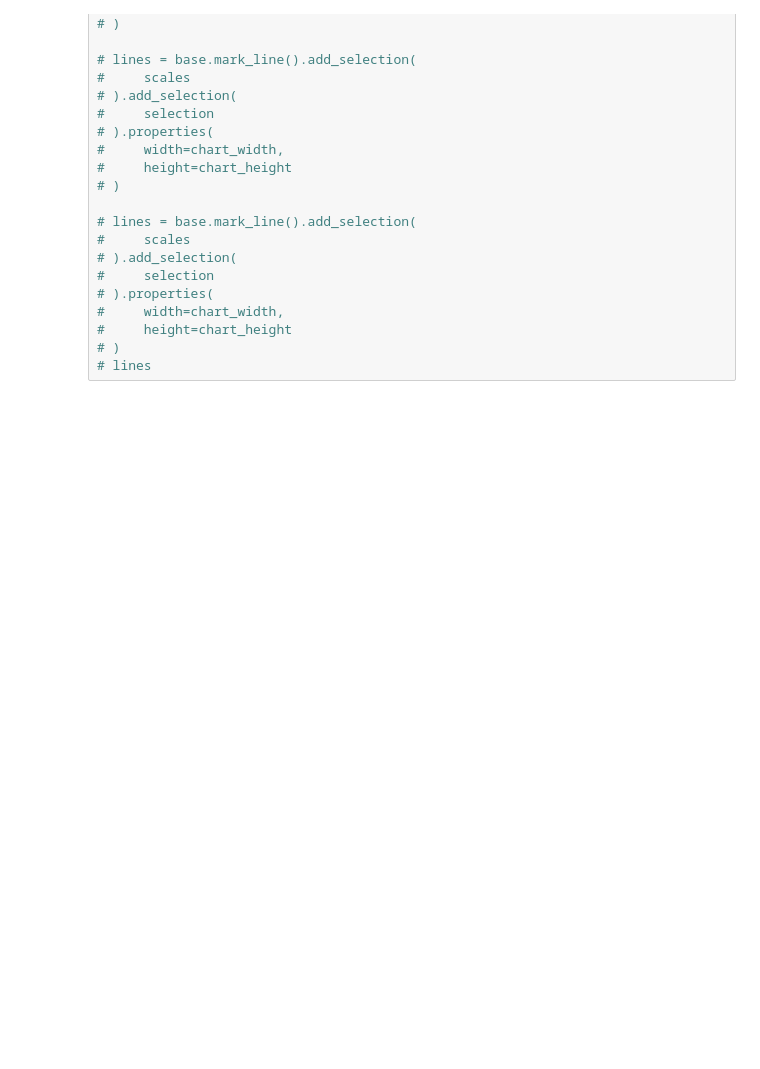
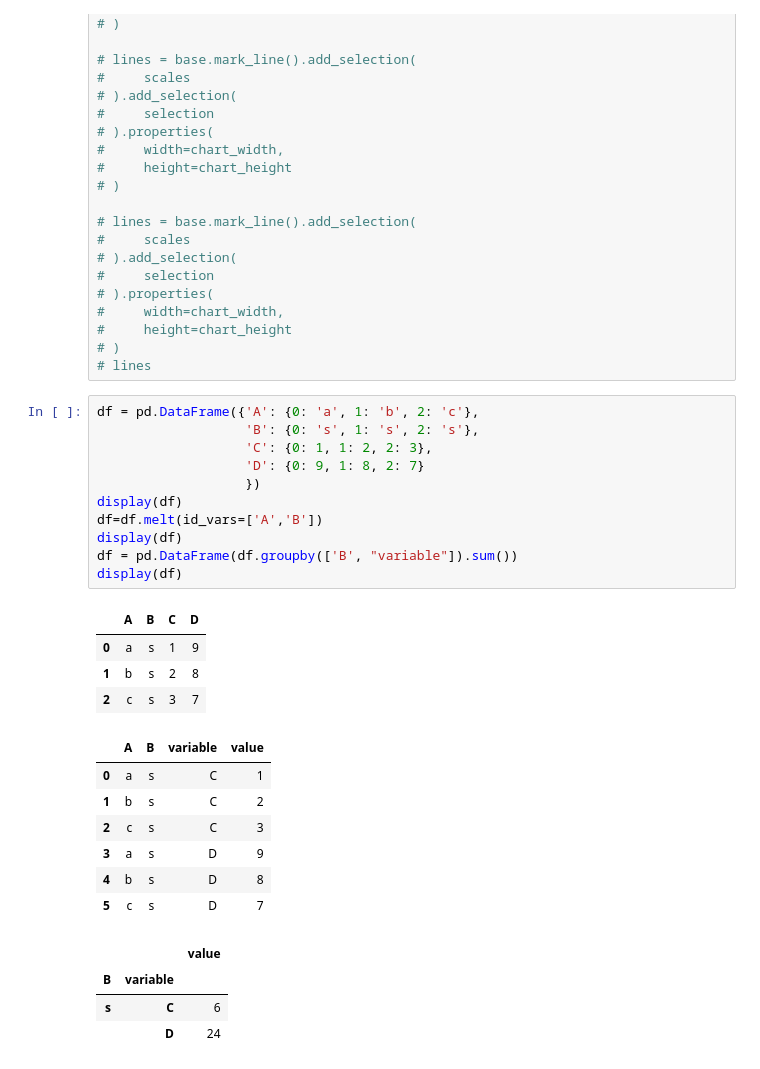
Before and after one commit to Guneetgstar/covid19, a Jupyter notebook: _notebooks/2020-05-13-cases-per-million-population-worldwide-comparision.ipynb, the cells around one changed output. Drawn from its saved outputs; the diff is of its cells as text; blank space fills up the shorter version.

```diff
--- a/_notebooks/2020-05-13-cases-per-million-population-worldwide-comparision.ipynb
+++ b/_notebooks/2020-05-13-cases-per-million-population-worldwide-comparision.ipynb
@@ -189,3 +195,30 @@ lines
 #     height=chart_height
 # )
 # lines
+# %%
+df = pd.DataFrame({'A': {0: 'a', 1: 'b', 2: 'c'},
+                   'B': {0: 's', 1: 's', 2: 's'},
+                   'C': {0: 1, 1: 2, 2: 3},
+                   'D': {0: 9, 1: 8, 2: 7}
+                   })
+display(df)
+df=df.melt(id_vars=['A','B'])
+display(df)
+df = pd.DataFrame(df.groupby(['B', "variable"]).sum())
+display(df)
+# %% [output]
+|  | A | B | C | D |
+| 0 | a | s | 1 | 9 |
+| 1 | b | s | 2 | 8 |
+| 2 | c | s | 3 | 7 |
+|  | A | B | variable | value |
+| 0 | a | s | C | 1 |
+| 1 | b | s | C | 2 |
+| 2 | c | s | C | 3 |
+| 3 | a | s | D | 9 |
+| 4 | b | s | D | 8 |
+| 5 | c | s | D | 7 |
+|  |  | value |
+| B | variable |  |
+| s | C | 6 |
+|  | D | 24 |
```
Also changed, not shown: parts of 10 cells of this notebook, 3 other files.
